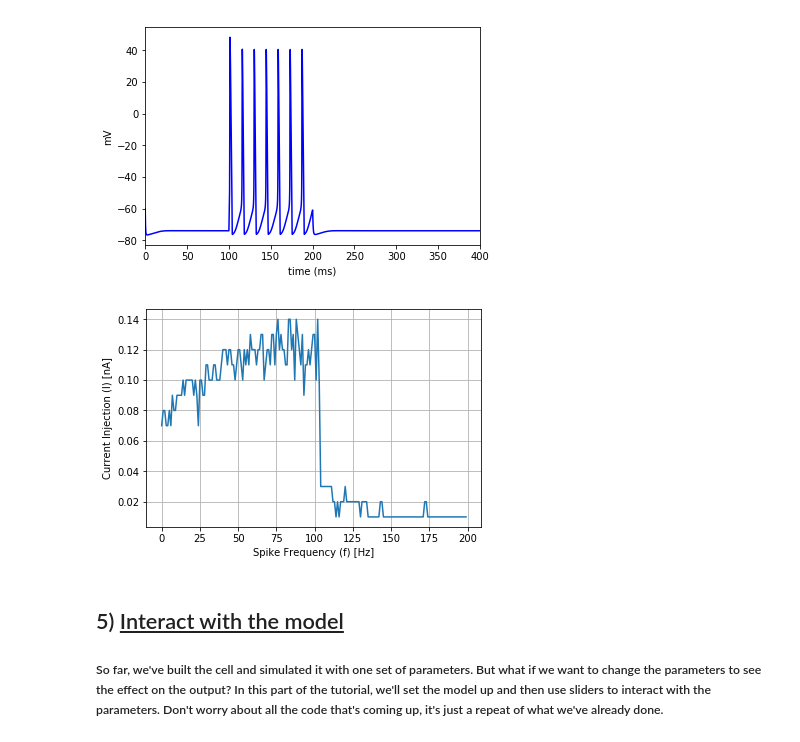
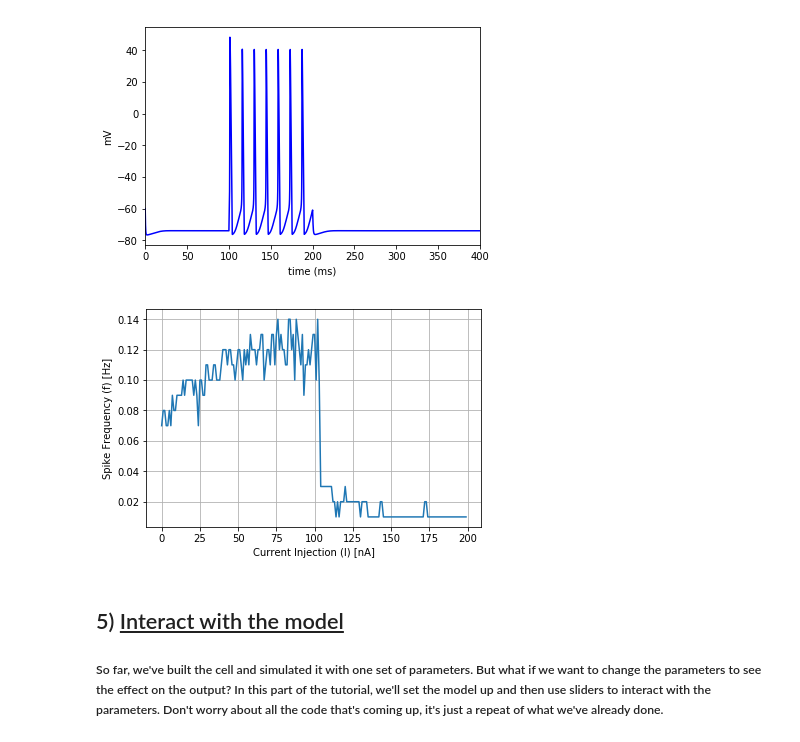
Before and after one commit to erinshappell/MizzouREU, a Jupyter notebook: Software Experiments/SE1/PassiveCell.ipynb, the cells around one changed output. Drawn from its saved outputs; the diff is of its cells as text; code cells hidden in the pictures.

```diff
--- a/Software Experiments/SE1/PassiveCell.ipynb
+++ b/Software Experiments/SE1/PassiveCell.ipynb
@@ -103,36 +103,36 @@ print(spike_freq(t_vec,v0_vec))
 # %%
 # Create plot of current injection (nA) vs spike frequency [Hz]
 current_vals = np.arange(0,200,1) # Go from 0 to 100 nA in 0.1 nA steps
 spike_freqs = []
 
 for i in current_vals:
     #Inject current in the middle of the soma
     stim = h.IClamp(soma(0.5))
     stim.delay = 100.0 #ms
     stim.dur = 100.0 #ms
     stim.amp = i #nA
     tstop = h.tstop = 400   #ms
     h.dt = 0.025
 
     v0_vec = h.Vector()
     t_vec = h.Vector()
     f_vec = h.Vector()
 
     v0_vec.record(soma(0.5)._ref_v)
     t_vec.record(h._ref_t)
 
     h.run()
     freq = spike_freq(t_vec,v0_vec)
     spike_freqs.append(freq)
 
 plt.figure()
 plt.grid()
 plt.plot(current_vals,spike_freqs)
-plt.xlabel('Spike Frequency (f) [Hz]')
-plt.ylabel('Current Injection (I) [nA]')
+plt.xlabel('Current Injection (I) [nA]')
+plt.ylabel('Spike Frequency (f) [Hz]')
 plt.show()
 # %% [output]
-[figure, old version]
+[figure, new version]
 # %% [markdown]
 ## 5) <u> Interact with the model
 
```
Also changed, not shown: 12 other files.
